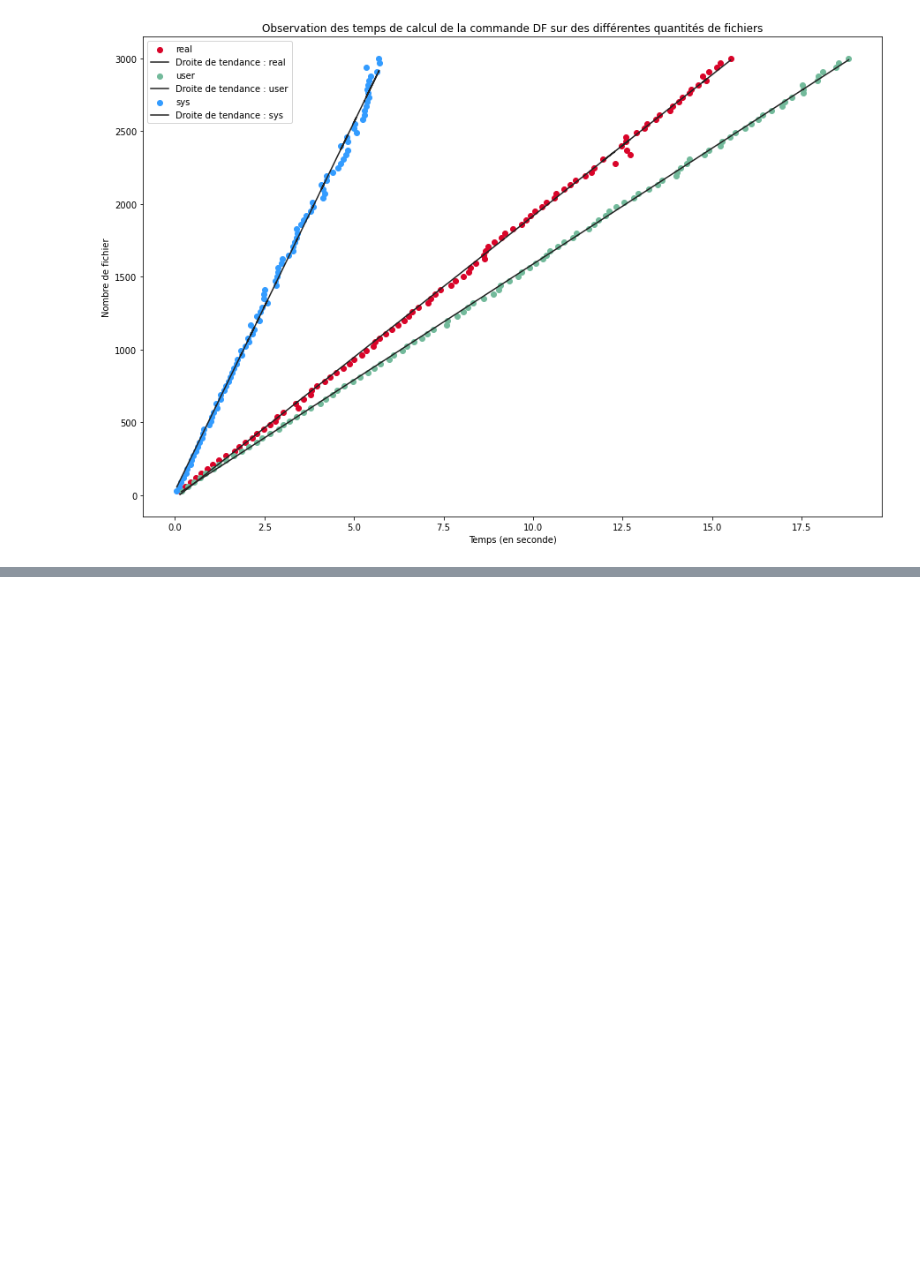
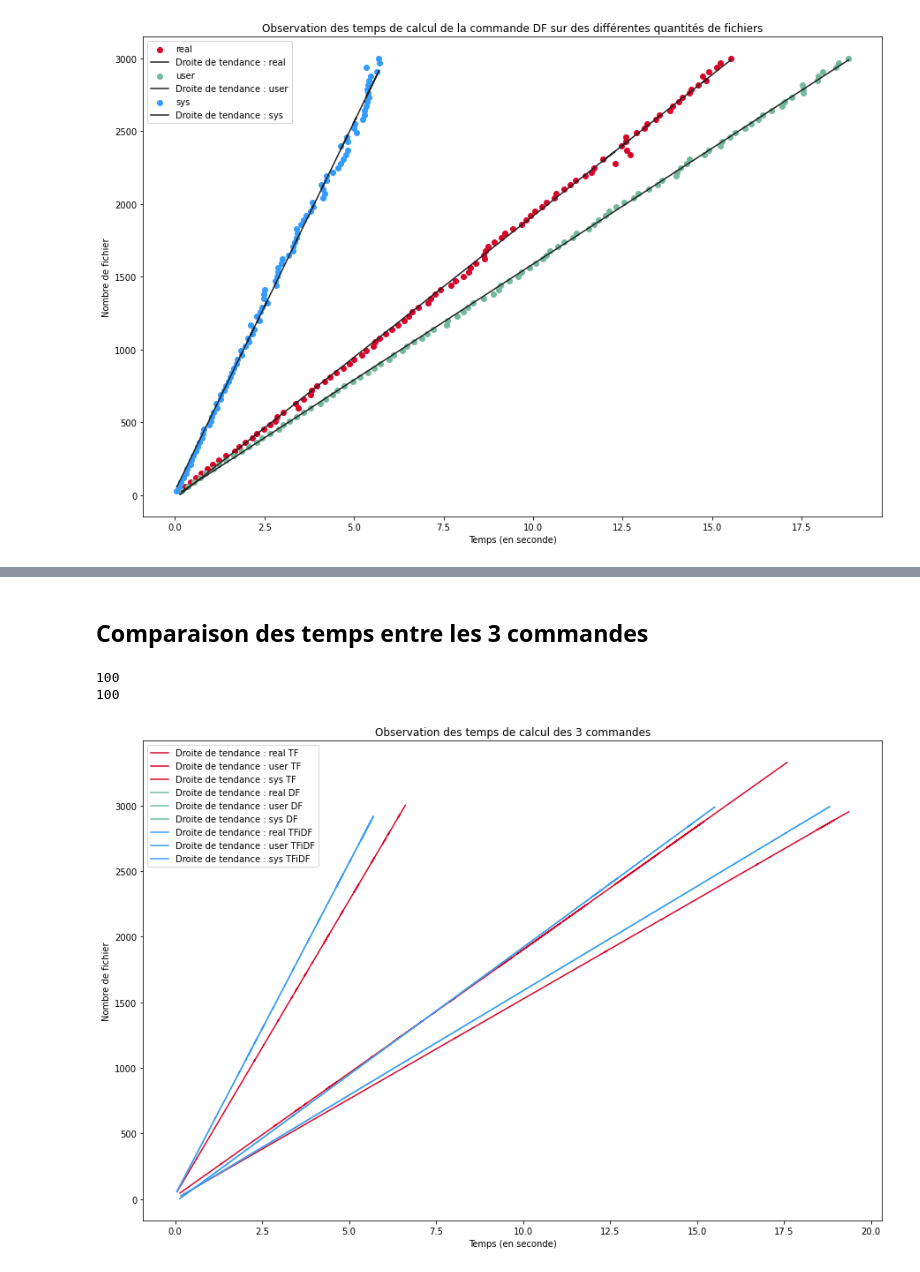
Before and after one commit to nSakk/donnee-web-moteur-recherche, a Jupyter notebook: lineaire/graph.ipynb, the cells around one changed output, grey strips where cells are left out. Drawn from its saved outputs; the diff is of its cells as text; code cells hidden in the pictures; blank space fills up the shorter version.

```diff
--- a/lineaire/graph.ipynb
+++ b/lineaire/graph.ipynb
@@ -101,6 +103,8 @@ with open("data_df.txt", "r") as f:
 
 print(len(nbFile))
 print(len(data["sys"]))
+
+data_df = data
 # %% [output]
 100
 100
@@ -126,0 +253,68 @@ fig.savefig("df.jpg")
+# %% [markdown]
+## Comparaison des temps entre les 3 commandes
+# %%
+data = {
+    "real" : [],
+    "user" : [],
+    "sys" : []
+}
+
+nbFile = []
+for i in range(100):
+    nbFile.append(30 * (i + 1))
+
+
+with open("data_tfidf.txt", "r") as f:
+    count = 0
+    lines = f.readlines()
+
+
+    for line in lines:
+
+        line = float(line.split(" ")[1].replace(",", "."))
+        if count == 0:
+            data["real"].append(line)
+            count += 1
+
+        elif count == 1:
+            data["user"].append(line)
+            count += 1
+
+        elif count == 2:
+            data["sys"].append(line)
+            count = 0
+
+print(len(nbFile))
+print(len(data["sys"]))
+
+data_tfidf = data
+# %% [output]
+100
+100
+# %%
+fig, ax = plt.subplots(1, 1, figsize=(15, 10))
+
+#Scatter point
+color = ["#d90429", "#73ba9b", "#339cff"]
+label = ["real", "user", "sys"]
+name = ["TF", "DF", "TFiDF"]
+
+data = [data_tf, data_df, data_tfidf]
+c = 0
+
+for d in data:
+    for i in range(len(d)):
+
+        #ax.scatter(d[label[i]], nbFile, color = color[c], label=name[c] + " " + label[i])
+
+        # Courbe de tendance
+        popt, pcov = curve_fit(func, d[label[i]], nbFile)
+        ax.plot(d[label[i]], np.polyval(popt, d[label[i]]), '-', label = "Droite de tendance : " + label[i] + " " + name[c], color = color[c])
+    c += 1
+
+ax.legend()
+ax.set(title="Observation des temps de calcul des 3 commandes", xlabel = "Temps (en seconde)", ylabel = "Nombre de fichier")
+
+fig.savefig("3commands.jpg")
+# %% [output]
+[figure, added]
```
Also changed, not shown: parts of 7 cells of this notebook, 5 other files.
